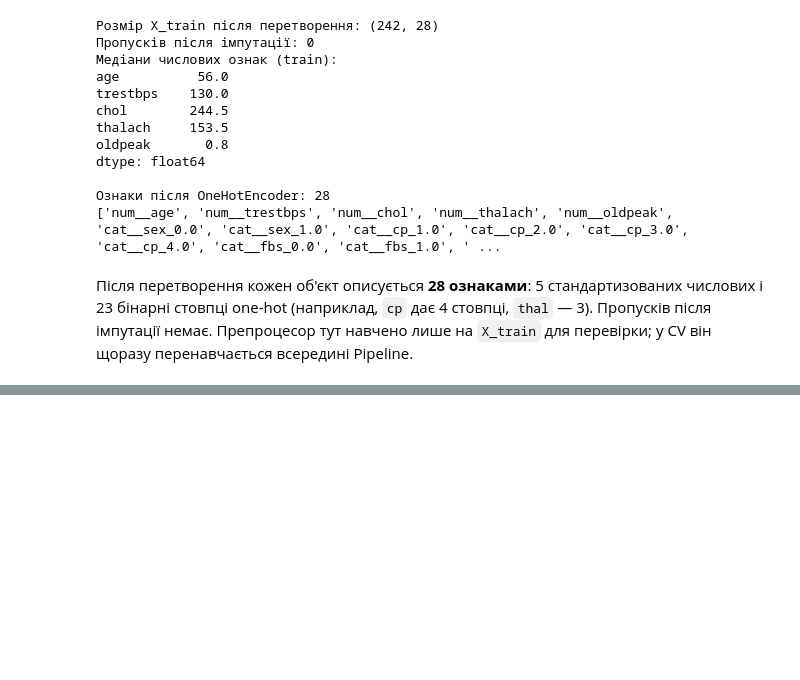
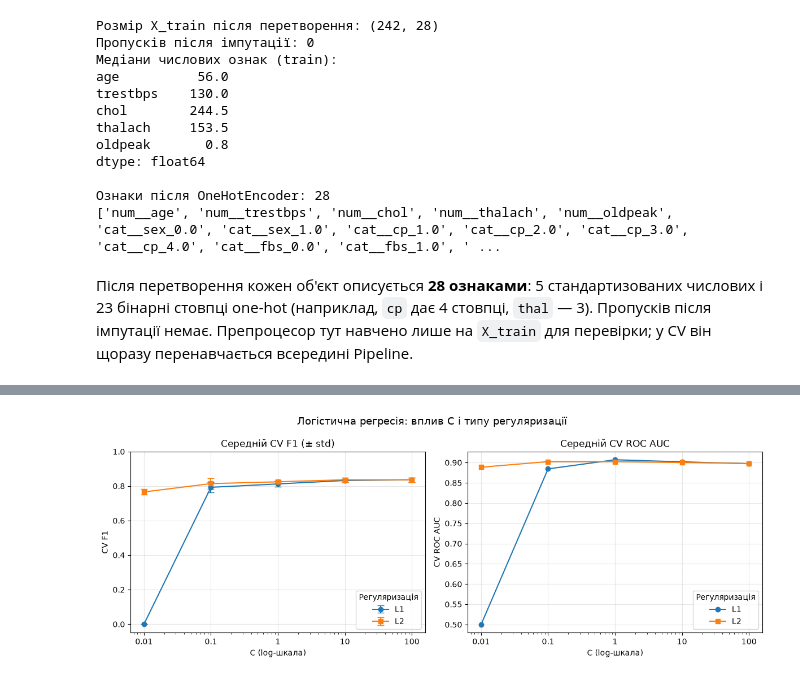
Before and after one commit to SDV284/pattern-recognition-practice, a Jupyter notebook: classification-mini-project/notebooks/PR04_Sviatishenko_D.ipynb, the cells around one changed output, grey strips where cells are left out. Saved outputs shown, nothing was run; the diff lists cells and outputs as text; code cells hidden in the pictures; blank space fills up the shorter version.

Commit message:
Added logistic regression experiments

```diff
--- a/classification-mini-project/notebooks/PR04_Sviatishenko_D.ipynb
+++ b/classification-mini-project/notebooks/PR04_Sviatishenko_D.ipynb
@@ -564,0 +592,9 @@ dtype: float64
+# %%
+# Та сама модель зі стандартним лімітом ітерацій max_iter=100
+convergence_check = []
+for scaler, title in ((None, "без стандартизації"), ("standard", "зі StandardScaler")):
+    convergence_check.append(
+        evaluate_cv(make_pipeline(LogisticRegression(max_iter=100), scaler=scaler),
+                    "Logistic Regression", f"{title}, max_iter=100")
+    )
+show(convergence_check, ["params", "cv_f1_mean", "cv_f1_std", "cv_roc_auc_mean", "warnings"]);
@@ -564,0 +686,25 @@ dtype: float64
+# %%
+fig, axes = plt.subplots(1, 2, figsize=(12, 4.5))
+for penalty, marker in (("l1", "o"), ("l2", "s")):
+    part = logreg_table[logreg_table["penalty"] == penalty]
+    axes[0].errorbar(part["C"], part["cv_f1_mean"], yerr=part["cv_f1_std"],
+                     marker=marker, capsize=4, label=penalty.upper())
+    axes[1].plot(part["C"], part["cv_roc_auc_mean"], marker=marker, label=penalty.upper())
+
+for ax, title, ylabel in ((axes[0], "Середній CV F1 (± std)", "CV F1"),
+                          (axes[1], "Середній CV ROC AUC", "CV ROC AUC")):
+    ax.set_xscale("log")
+    ax.set_xticks(C_VALUES)
+    ax.set_xticklabels([str(c) for c in C_VALUES])
+    ax.set_xlabel("C (log-шкала)")
+    ax.set_ylabel(ylabel)
+    ax.set_title(title)
+    ax.grid(alpha=0.3)
+    ax.legend(title="Регуляризація")
+axes[0].set_ylim(-0.05, 1.0)
+fig.suptitle("Логістична регресія: вплив C і типу регуляризації", fontsize=13)
+plt.tight_layout()
+plt.savefig(FIGURES_DIR / "pr04_logreg_C.png", dpi=150, bbox_inches="tight")
+plt.show()
+# %% [output]
+[figure, added]
```
Also changed, not shown: parts of 13 cells of this notebook, 2 other files.
